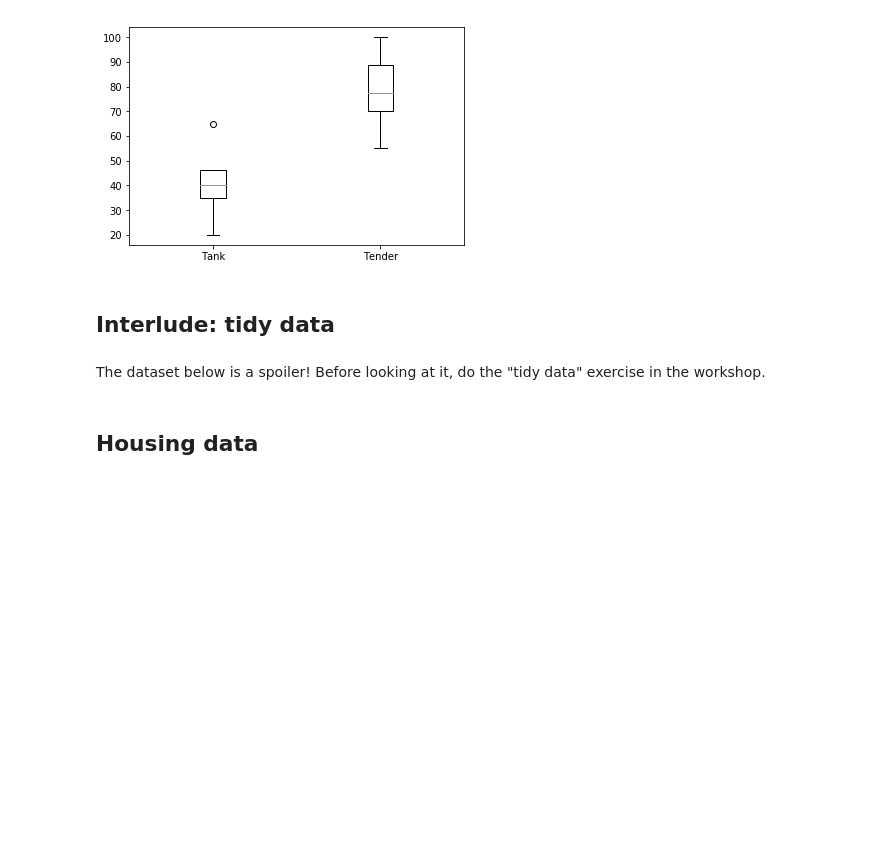
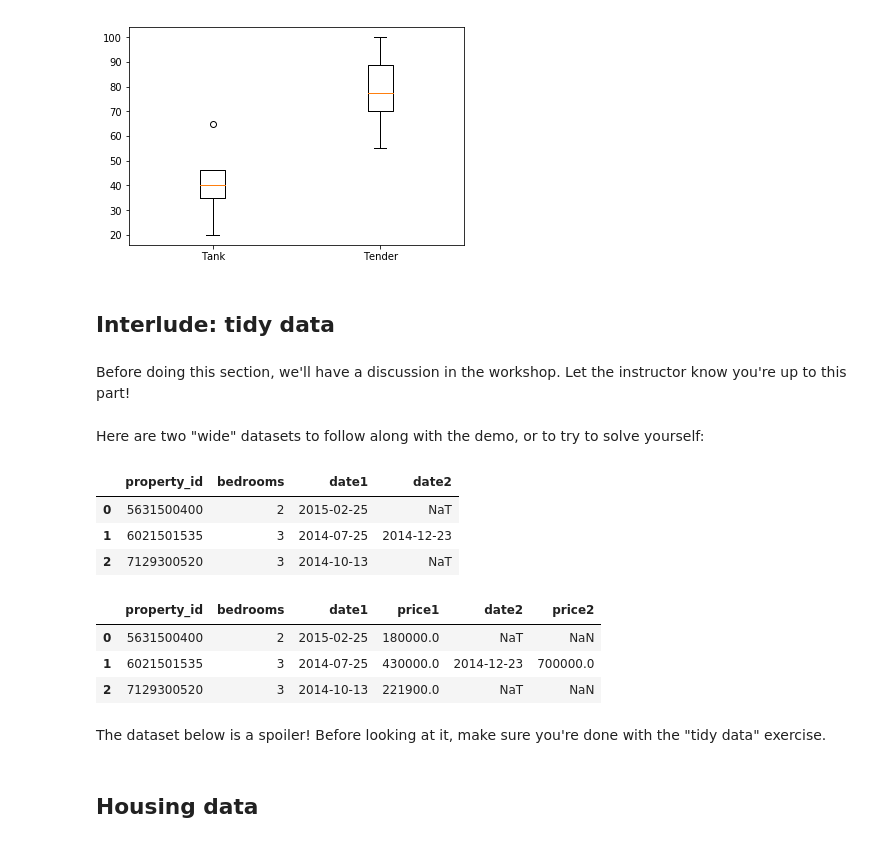
Before and after one commit to claresloggett/aspp-visualisation, a Jupyter notebook: Matplotlib_and_tidy_data.ipynb, the cells around one changed output. Cells and saved outputs as stored; diff of their text form; code cells hidden in the pictures; blank space fills up the shorter version.

Commit message:
Add wide data; various fixes.

```diff
--- a/Matplotlib_and_tidy_data.ipynb
+++ b/Matplotlib_and_tidy_data.ipynb
@@ -136,8 +141,28 @@ g = plt.boxplot(x=data, labels=label_names)
 [figure]
 # %% [markdown]
 ## Interlude: tidy data
+# %% [markdown]
+Before doing this section, we'll have a discussion in the workshop. Let the instructor know you're up to this part!
+# %% [markdown]
+Here are two "wide" datasets to follow along with the demo, or to try to solve yourself:
+# %%
+sales_wide1 = pd.read_csv('housing-data-wide1.csv', parse_dates=['date1','date2'])
+sales_wide1
+# %% [output]
+|  | property_id | bedrooms | date1 | date2 |
+| 0 | 5631500400 | 2 | 2015-02-25 | NaT |
+| 1 | 6021501535 | 3 | 2014-07-25 | 2014-12-23 |
+| 2 | 7129300520 | 3 | 2014-10-13 | NaT |
+# %%
+sales_wide2 = pd.read_csv('housing-data-wide2.csv', parse_dates=['date1','date2'])
+sales_wide2
+# %% [output]
+|  | property_id | bedrooms | date1 | price1 | date2 | price2 |
+| 0 | 5631500400 | 2 | 2015-02-25 | 180000.0 | NaT | NaN |
+| 1 | 6021501535 | 3 | 2014-07-25 | 430000.0 | 2014-12-23 | 700000.0 |
+| 2 | 7129300520 | 3 | 2014-10-13 | 221900.0 | NaT | NaN |
 # %% [markdown]
-The dataset below is a spoiler! Before looking at it, do the "tidy data" exercise in the workshop.
+The dataset below is a spoiler! Before looking at it, make sure you're done with the "tidy data" exercise.
 # %% [markdown]
 ## Housing data
 # %% [markdown]
```
Also changed, not shown: parts of 11 cells of this notebook, 3 other files.
